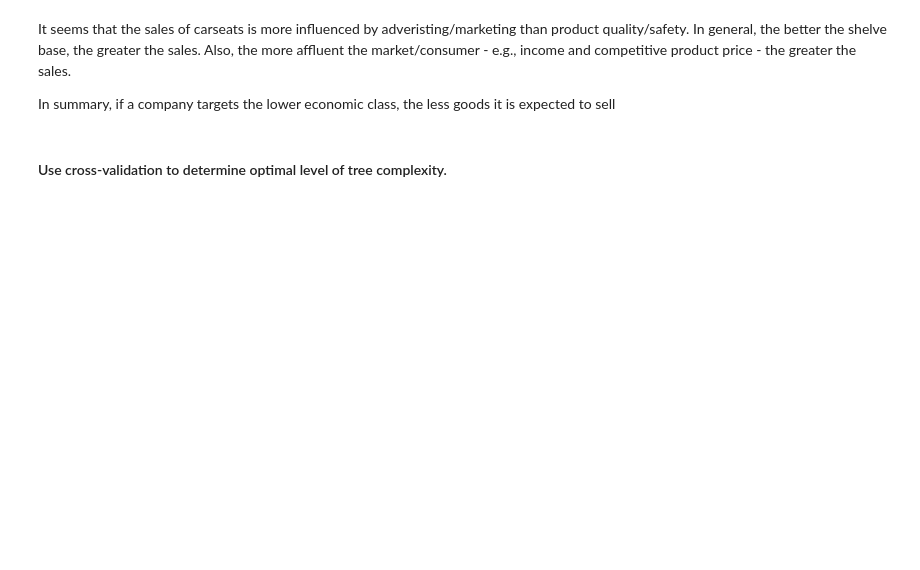
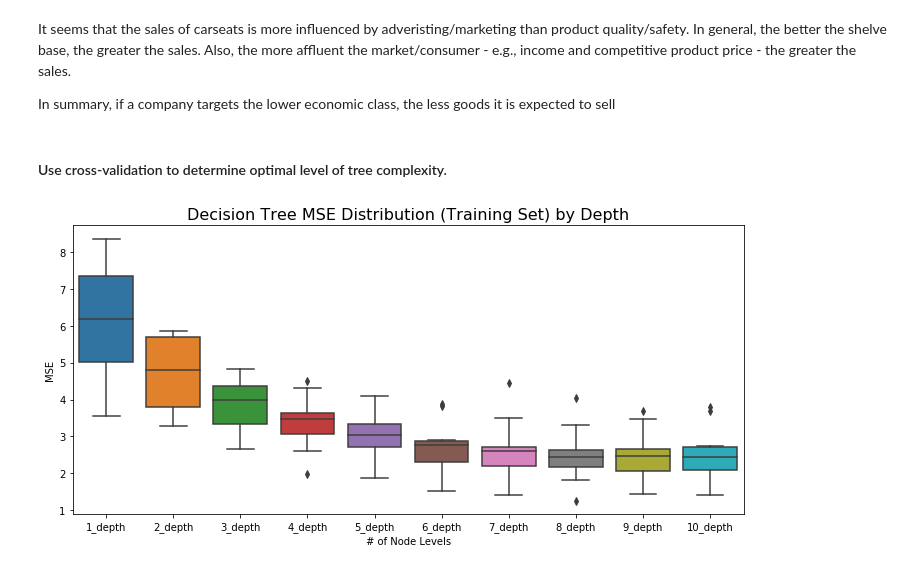
Before and after one commit to Morgan-Sell/islr-labs-exercises-python, a Jupyter notebook: exercises/08_tree_based_methods.ipynb, the cells around one changed output. Drawn from its saved outputs; the diff is of its cells as text; code cells hidden in the pictures; blank space fills up the shorter version.

```diff
--- a/exercises/08_tree_based_methods.ipynb
+++ b/exercises/08_tree_based_methods.ipynb
@@ -157,0 +141,17 @@ for depth in max_depth_arr:
+# %%
+train_c_val_df, avg_train_mse_arr, test_mse_arr = ch8_utils.calc_train_test_mse_decision_tree_regr(X_train,
+                                                                                                X_test,
+                                                                                                y_train,
+                                                                                                y_test,
+                                                                                                10,
+                                                                                                10)
+# %%
+fig, ax = plt.subplots(figsize=(10,5))
+
+sns.boxplot(data=train_c_val_df, ax=ax)
+ax.set_title('Decision Tree MSE Distribution (Training Set) by Depth', fontsize=16)
+ax.set_xlabel('# of Node Levels')
+ax.set_ylabel('MSE')
+fig.tight_layout();
+# %% [output]
+[figure, added]
```
Also changed, not shown: parts of 15 cells of this notebook, 1 other file.
